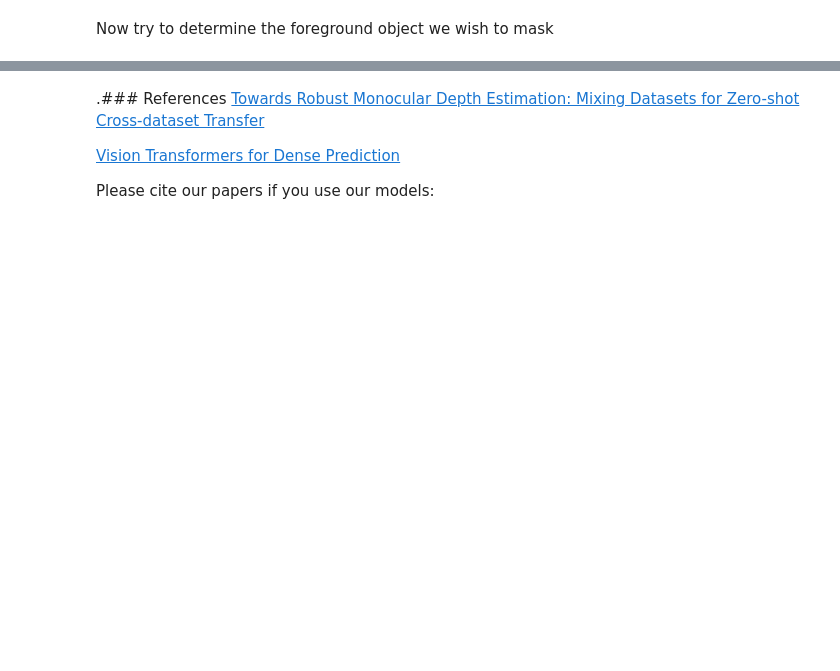
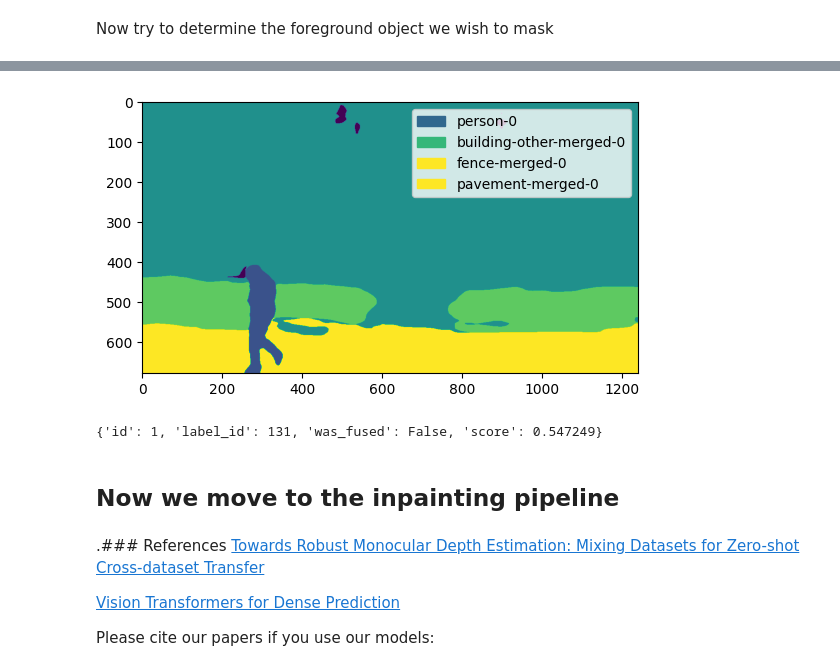
Before and after one commit to JoeL-8883/l4project, a Jupyter notebook: intelisl_midas_v2.ipynb, the cells around one changed output, grey strips where cells are left out. Saved outputs shown, nothing was run; the diff lists cells and outputs as text; code cells hidden in the pictures; blank space fills up the shorter version.

```diff
--- a/intelisl_midas_v2.ipynb
+++ b/intelisl_midas_v2.ipynb
@@ -123,0 +157,32 @@ plt.imshow(mask)
+# %%
+from collections import defaultdict
+import matplotlib.patches as mpatches
+
+def draw_panoptic_segmentation(segmentation, segments_info):
+    # get the used color map
+    viridis = cm.get_cmap('viridis', torch.max(segmentation))
+    fig, ax = plt.subplots()
+    ax.imshow(segmentation)
+    instances_counter = defaultdict(int)
+    handles = []
+    # for each segment, draw its legend
+    for segment in segments_info:
+        segment_id = segment['id']
+        segment_label_id = segment['label_id']
+        segment_label = model.config.id2label[segment_label_id]
+        label = f"{segment_label}-{instances_counter[segment_label_id]}"
+        instances_counter[segment_label_id] += 1
+        color = viridis(segment_id)
+        handles.append(mpatches.Patch(color=color, label=label))
+
+    ax.legend(handles=handles)
+draw_panoptic_segmentation(prediction['segmentation'], prediction['segments_info'])
+# %% [output]
+[figure, added]
+# %%
+for segment in prediction['segments_info']:
+  print(segment)
+# %% [output]
+{'id': 1, 'label_id': 131, 'was_fused': False, 'score': 0.547249}
+# %% [markdown]
+## Now we move to the inpainting pipeline
```
Also changed, not shown: parts of 16 cells of this notebook.
